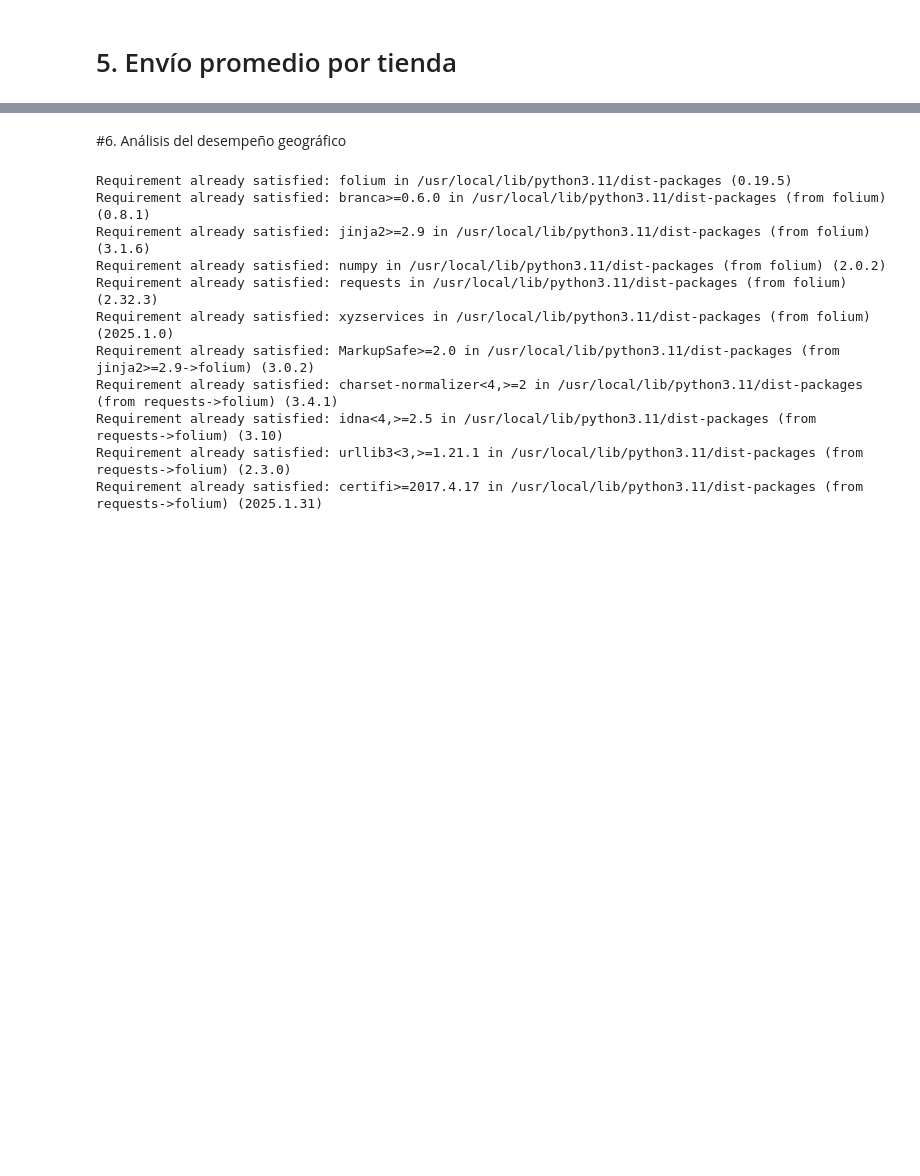
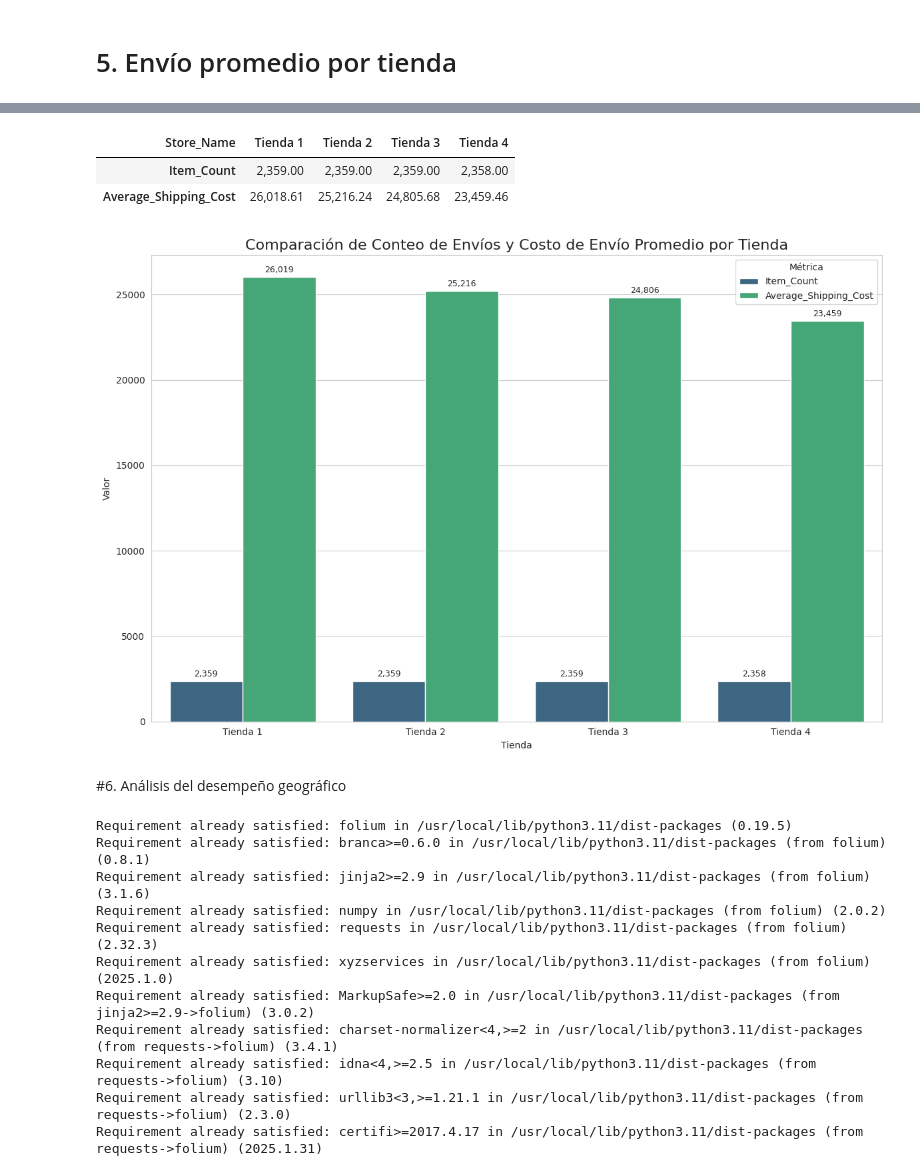
Before and after one commit to renzolea/Challenge-Alura-Store, a Jupyter notebook: AluraStoreLatam.ipynb, the cells around one changed output, grey strips where cells are left out. Cells and saved outputs as stored; diff of their text form; code cells hidden in the pictures; blank space fills up the shorter version.

```diff
--- a/AluraStoreLatam.ipynb
+++ b/AluraStoreLatam.ipynb
@@ -330,3 +313,62 @@ plt.show()
+# %%
+# Calculate average shipping cost and count for each store directly
+store1_shipping_summary = {'Store_Name': ['Tienda 1'], 'Item_Count' : [len(tienda)], 'Average_Shipping_Cost' : [tienda['Costo de envío'].mean()]}
+store2_shipping_summary = {'Store_Name': ['Tienda 2'], 'Item_Count' : [len(tienda2)], 'Average_Shipping_Cost' : [tienda2['Costo de envío'].mean()]}
+store3_shipping_summary = {'Store_Name': ['Tienda 3'], 'Item_Count' : [len(tienda3)], 'Average_Shipping_Cost' : [tienda3['Costo de envío'].mean()]}
+store4_shipping_summary = {'Store_Name': ['Tienda 4'], 'Item_Count' : [len(tienda4)], 'Average_Shipping_Cost' : [tienda4['Costo de envío'].mean()]}
+
+# Create DataFrames from the data
+df_store1_shipping = pd.DataFrame(store1_shipping_summary)
+df_store2_shipping = pd.DataFrame(store2_shipping_summary)
+df_store3_shipping = pd.DataFrame(store3_shipping_summary)
+df_store4_shipping = pd.DataFrame(store4_shipping_summary)
+
+
+# Concatenate the DataFrames
+average_shipping_summary_df = pd.concat([df_store1_shipping, df_store2_shipping, df_store3_shipping, df_store4_shipping], ignore_index=True)
+
+# Display the transposed summary
+display(average_shipping_summary_df.set_index('Store_Name').T)
+# %% [output]
+| Store_Name | Tienda 1 | Tienda 2 | Tienda 3 | Tienda 4 |
+| Item_Count | 2,359.00 | 2,359.00 | 2,359.00 | 2,358.00 |
+| Average_Shipping_Cost | 26,018.61 | 25,216.24 | 24,805.68 | 23,459.46 |
+# %%
+import matplotlib.pyplot as plt
+import seaborn as sns
+import pandas as pd
+
+# Data is in average_shipping_summary_df with columns 'Store_Name', 'Item_Count', 'Average_Shipping_Cost'
+
+# Melt the DataFrame to a long format suitable for grouped bar chart
+shipping_long = average_shipping_summary_df.melt(
+    id_vars='Store_Name',
+    value_vars=['Item_Count', 'Average_Shipping_Cost'],
+    var_name='Metric',
+    value_name='Value'
+)
+
+# Design of the grouped bar chart
+sns.set_style("whitegrid")
+plt.figure(figsize=(12, 8)) # Increased figure size
+
+# Create the grouped bar plot
+ax = sns.barplot(data=shipping_long, x='Store_Name', y='Value', hue='Metric', palette='viridis', dodge=True) # Use dodge=True for grouping
+
+# Add labels to the grouped bars
+for container in ax.containers:
+    ax.bar_label(container, fmt='{:,.0f}', padding=3, fontsize=9) # Add labels
+
+
+plt.title('Comparación de Conteo de Envíos y Costo de Envío Promedio por Tienda', fontsize=16) # Updated title
+plt.xlabel('Tienda')
+plt.ylabel('Valor')
+plt.xticks(rotation=0)
+plt.legend(title='Métrica')
+plt.tight_layout()
+plt.show()
+# %% [output]
+[figure, added]
 # %% [markdown]
 #6. Análisis del desempeño geográfico
 # %%
```
Also changed, not shown: parts of 6 cells of this notebook.
